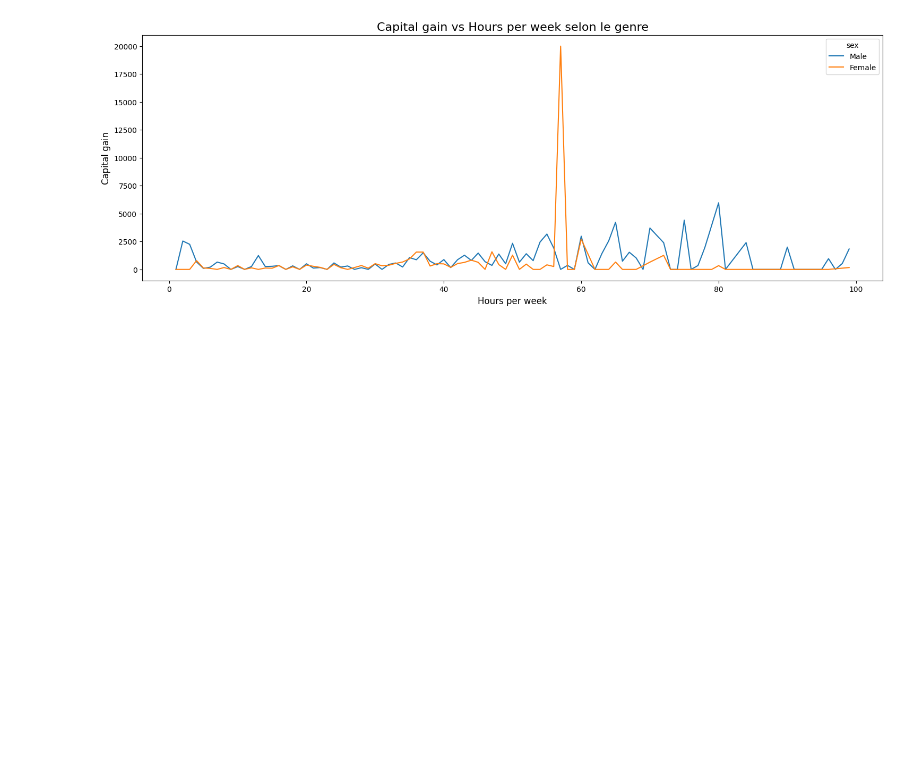
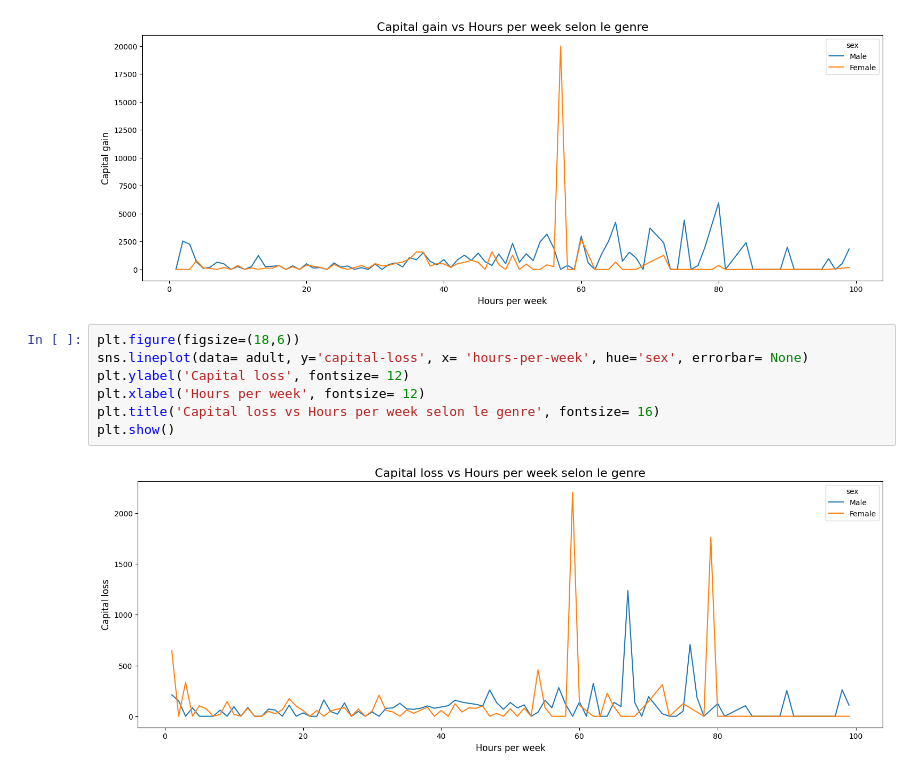
Before and after one commit to RajaaLebnaiti/100-Days-of-Data-Science, a Jupyter notebook: Day25 complete Project/Data visualisation/Data Visualisation.ipynb, the cells around one changed output. Cells and saved outputs as stored; diff of their text form; blank space fills up the shorter version.

Commit message:
data engineering end

```diff
--- a/Day25 complete Project/Data visualisation/Data Visualisation.ipynb
+++ b/Day25 complete Project/Data visualisation/Data Visualisation.ipynb
@@ -88,3 +79,12 @@ plt.title('Capital gain vs Hours per week selon le genre', fontsize= 16)
 plt.show()
 # %% [output]
 [figure]
+# %%
+plt.figure(figsize=(18,6))
+sns.lineplot(data= adult, y='capital-loss', x= 'hours-per-week', hue='sex', errorbar= None)
+plt.ylabel('Capital loss', fontsize= 12)
+plt.xlabel('Hours per week', fontsize= 12)
+plt.title('Capital loss vs Hours per week selon le genre', fontsize= 16)
+plt.show()
+# %% [output]
+[figure, added]
```
Also changed, not shown: parts of 8 cells of this notebook, 2 other files.
